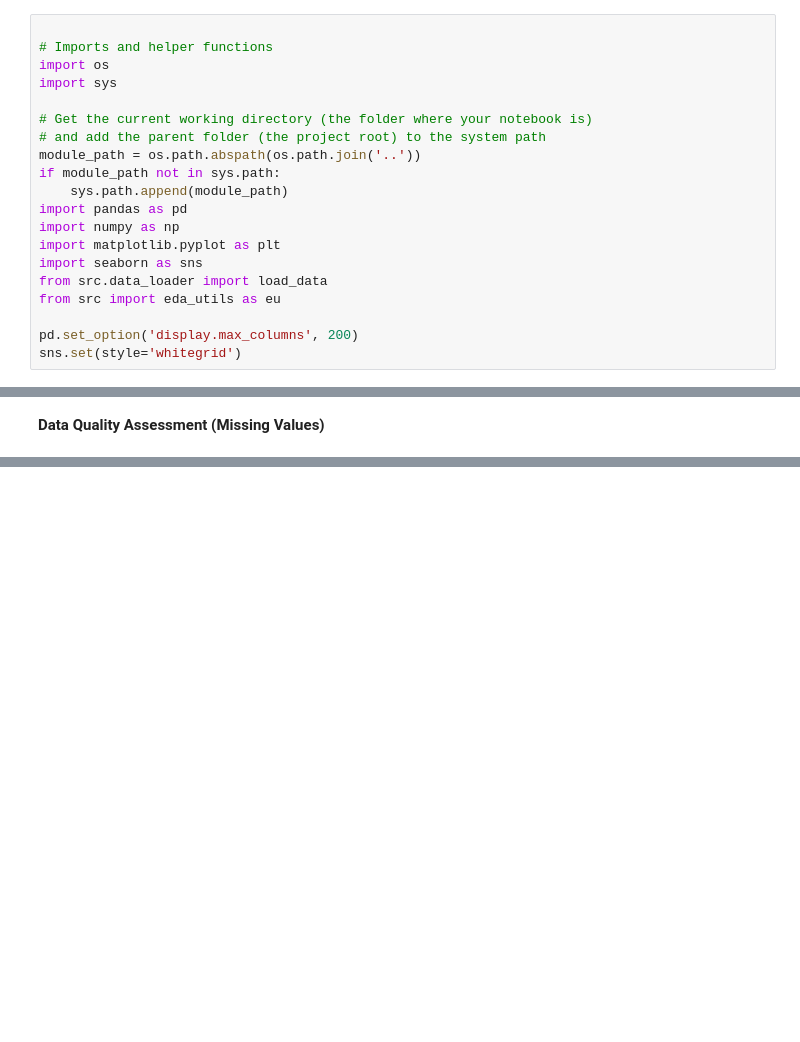
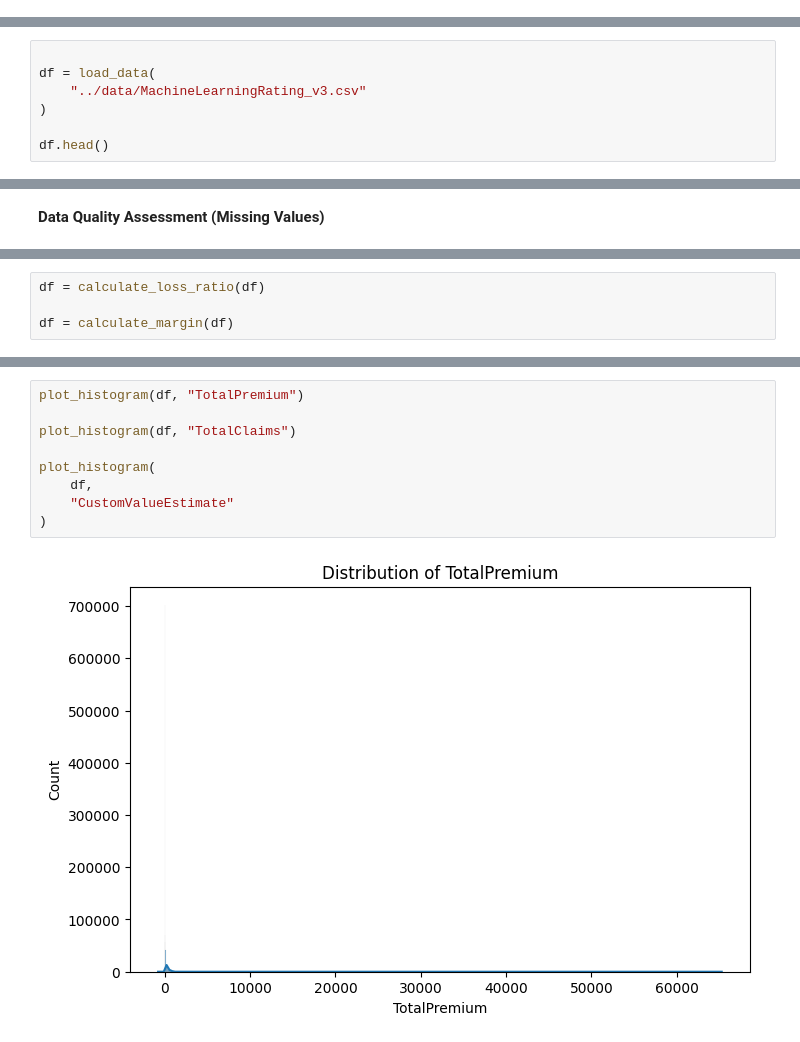
Before and after one commit to edent4313-star/insurance-risk-analytics, a Jupyter notebook: notebooks/Task_1.ipynb, the cells around one changed output, grey strips where cells are left out. Cells and saved outputs as stored; diff of their text form; blank space fills up the shorter version.

```diff
--- a/notebooks/Task_1.ipynb
+++ b/notebooks/Task_1.ipynb
@@ -7,23 +7,3 @@ This notebook performs EDA for the insurance portfolio covering:
 - univariate, bivariate, and multivariate analysis
 - geographic trends and outlier detection
 - answers to the guiding questions requested by the project brief.
-# %%
-
-# Imports and helper functions
-import os
-import sys
-
-# Get the current working directory (the folder where your notebook is)
-# and add the parent folder (the project root) to the system path
-module_path = os.path.abspath(os.path.join('..'))
-if module_path not in sys.path:
-    sys.path.append(module_path)
-import pandas as pd
-import numpy as np
-import matplotlib.pyplot as plt
-import seaborn as sns
-from src.data_loader import load_data
-from src import eda_utils as eu
-
-pd.set_option('display.max_columns', 200)
-sns.set(style='whitegrid')
@@ -45,0 +33,7 @@ Replace sample loading with the real CSV load when running interactively.
+# %%
+
+df = load_data(
+    "../data/MachineLearningRating_v3.csv"
+)
+
+df.head()
@@ -163,0 +108,4 @@ Load dataset to compute answers
+# %%
+df = calculate_loss_ratio(df)
+
+df = calculate_margin(df)
@@ -163,0 +136,11 @@ Load dataset to compute answers
+# %%
+plot_histogram(df, "TotalPremium")
+
+plot_histogram(df, "TotalClaims")
+
+plot_histogram(
+    df,
+    "CustomValueEstimate"
+)
+# %% [output]
+[figure, added]
```
Also changed, not shown: parts of 37 cells of this notebook, 11 other files.
